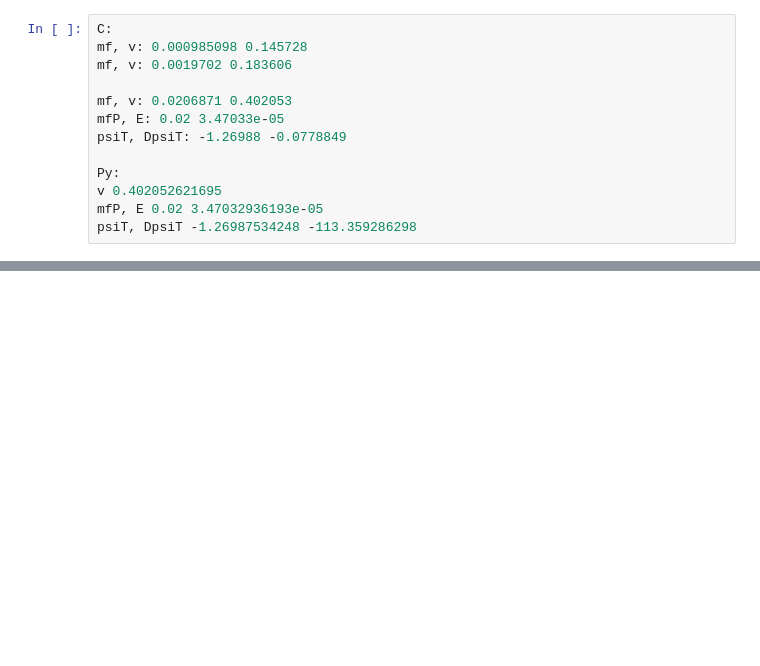
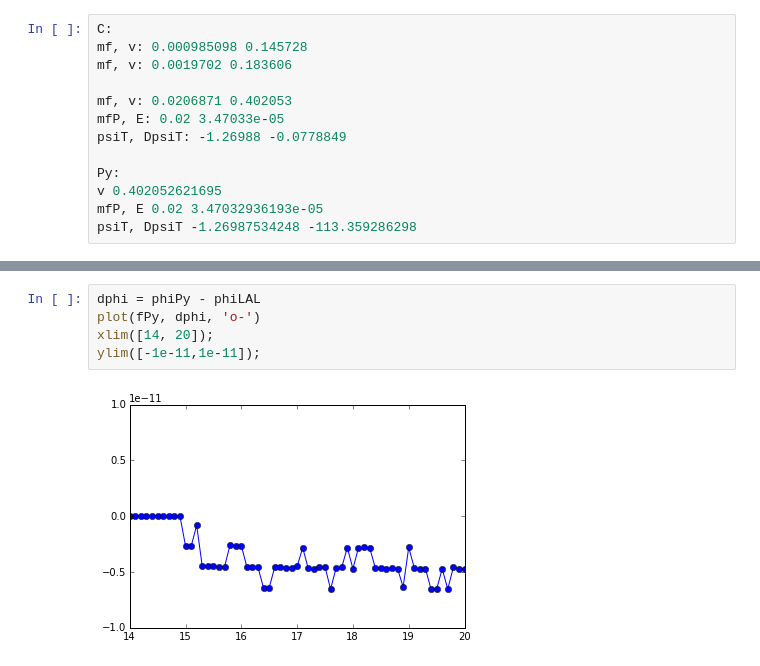
Before and after one commit to prayush/nsbh_tidal, a Jupyter notebook: LAL/LackeyLALTest.ipynb, the cells around one changed output, grey strips where cells are left out. Drawn from its saved outputs; the diff is of its cells as text; blank space fills up the shorter version.

```diff
--- a/LAL/LackeyLALTest.ipynb
+++ b/LAL/LackeyLALTest.ipynb
@@ -467,0 +505,7 @@ psiT, DpsiT -1.26987534248 -113.359286298
+# %%
+dphi = phiPy - phiLAL
+plot(fPy, dphi, 'o-')
+xlim([14, 20]);
+ylim([-1e-11,1e-11]);
+# %% [output]
+[figure, added]
```
Also changed, not shown: parts of 22 cells of this notebook, 1 other file.
